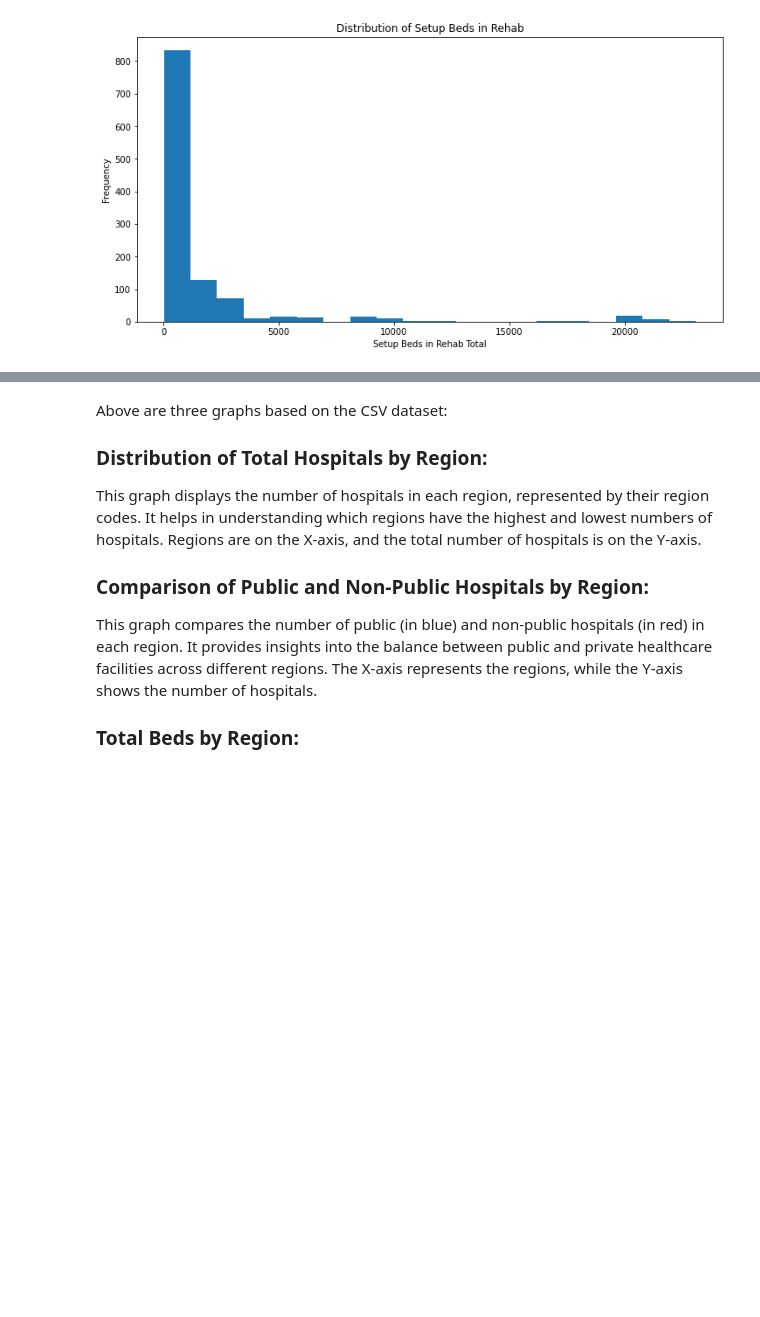
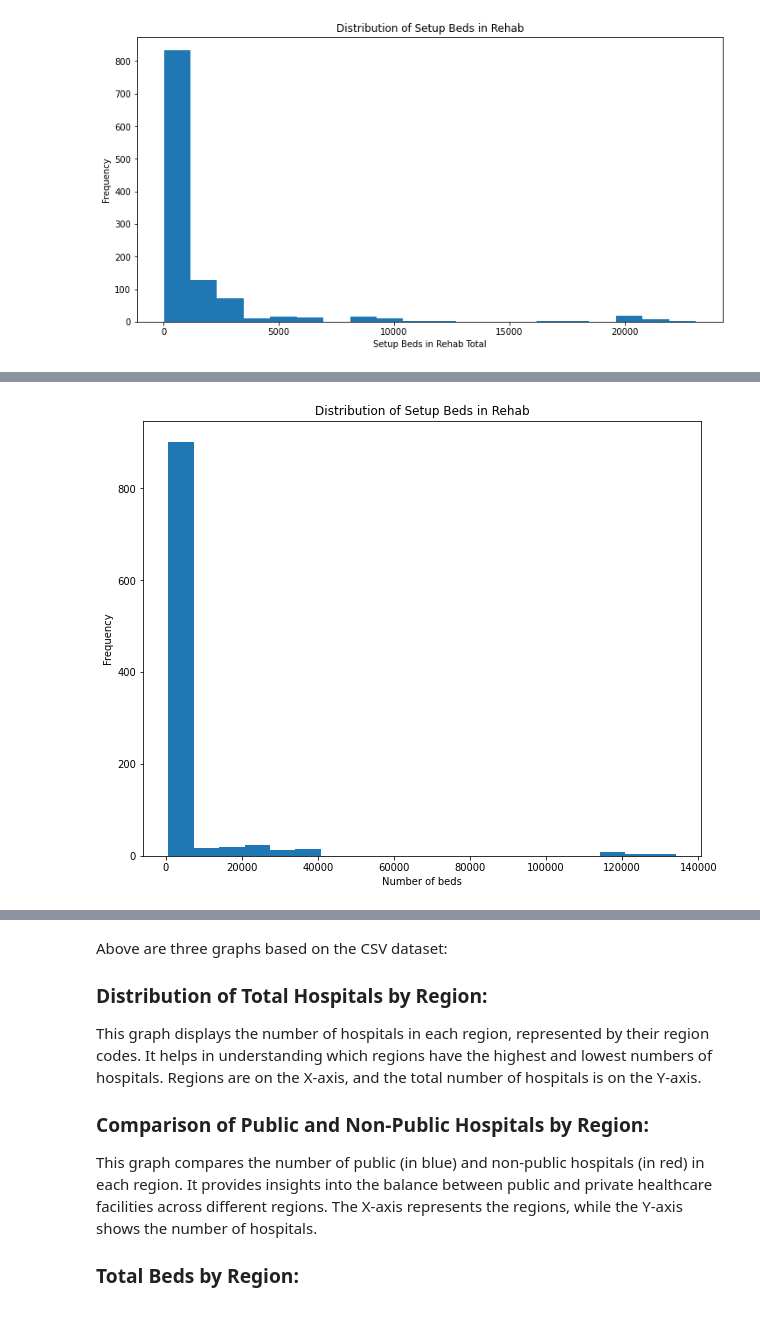
Before and after one commit to siddharthmane/made-template, a Jupyter notebook: project/report.ipynb, the cells around one changed output, grey strips where cells are left out. Drawn from its saved outputs; the diff is of its cells as text; code cells hidden in the pictures; blank space fills up the shorter version.

```diff
--- a/project/report.ipynb
+++ b/project/report.ipynb
@@ -324,0 +219,7 @@ plt.show()
+# %%
+hospital_df['Number of beds'].plot(kind='hist', bins=20, figsize=(10, 8))
+plt.xlabel('Number of beds')
+plt.title('Distribution of Setup Beds in Rehab')
+plt.show()
+# %% [output]
+[figure, added]
```
Also changed, not shown: parts of 15 cells of this notebook, 2 other files.
